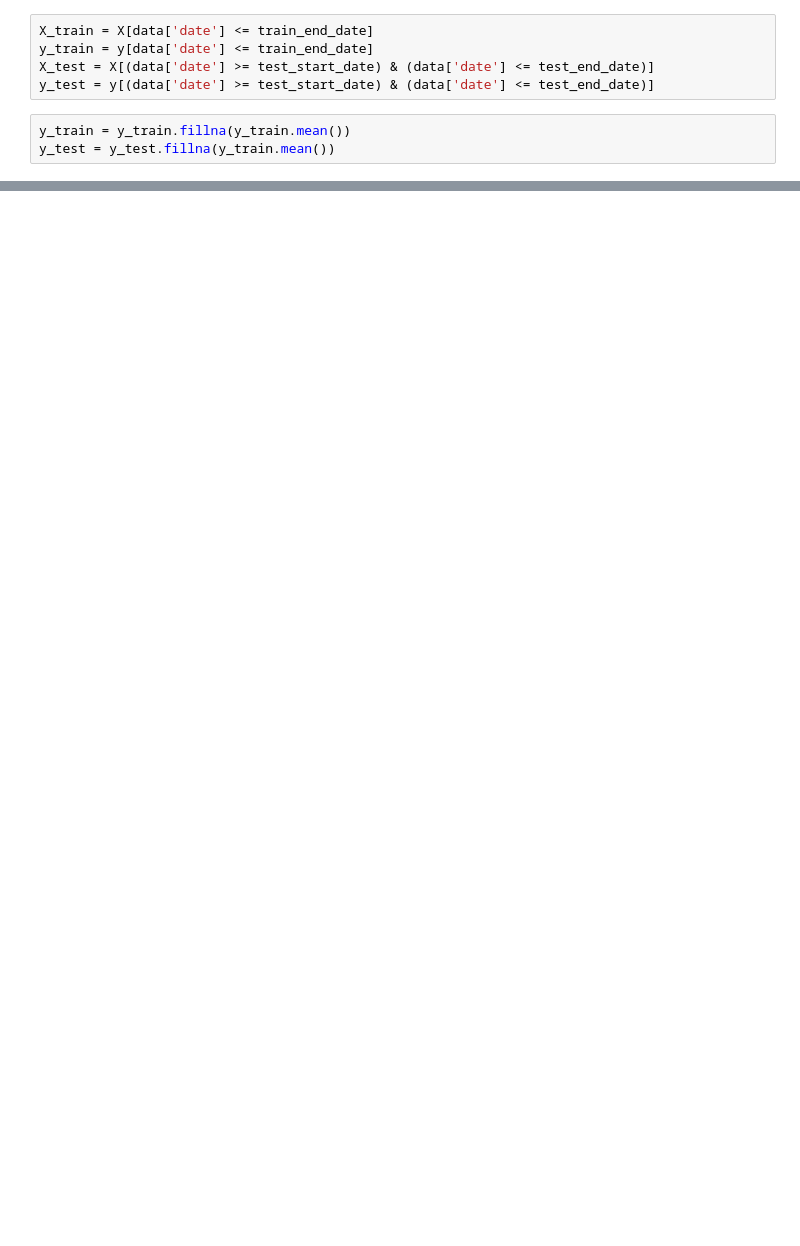
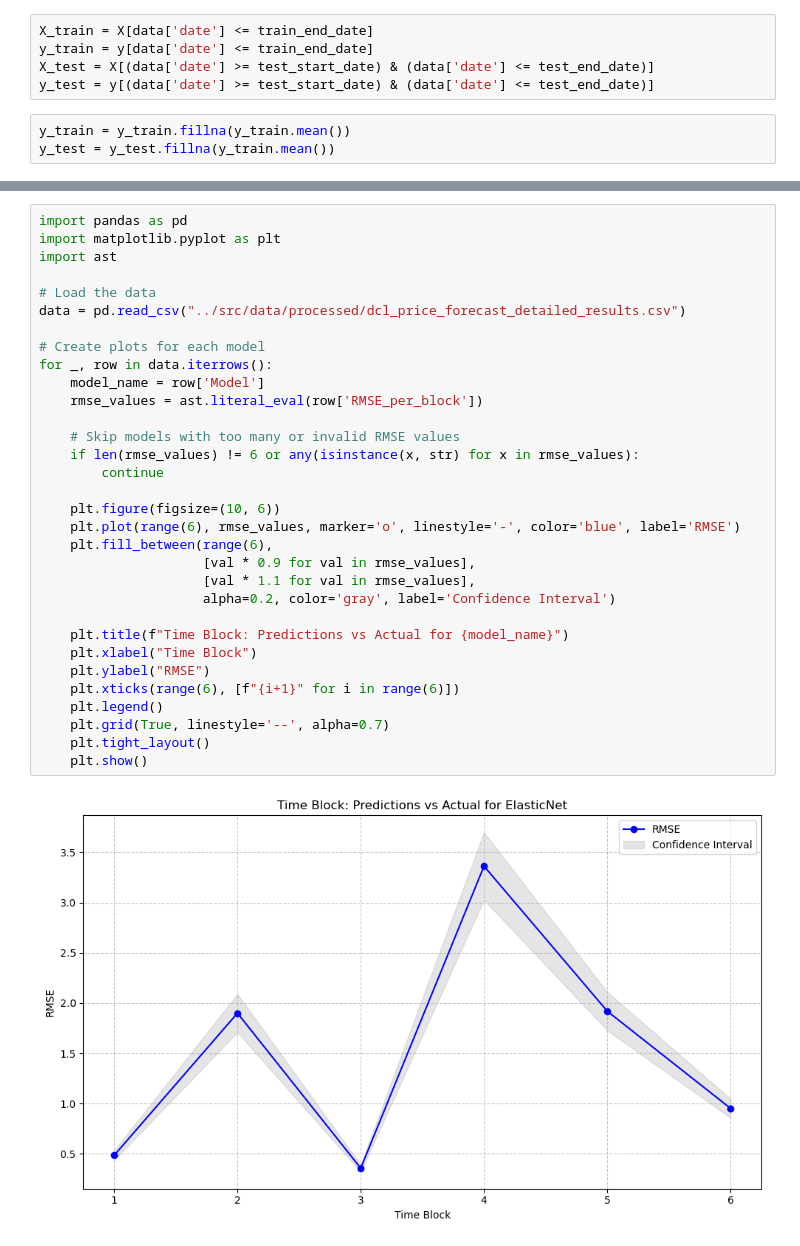
Before and after one commit to apostoloska21/reference_day, a Jupyter notebook: task2_week2/notebooks/forecasting_dcl.ipynb, the cells around one changed output, grey strips where cells are left out. Cells and saved outputs as stored; diff of their text form; blank space fills up the shorter version.

```diff
--- a/task2_week2/notebooks/forecasting_dcl.ipynb
+++ b/task2_week2/notebooks/forecasting_dcl.ipynb
@@ -648,0 +675,34 @@ Prediction intervals saved!
+# %%
+import pandas as pd
+import matplotlib.pyplot as plt
+import ast
+
+# Load the data
+data = pd.read_csv("../src/data/processed/dcl_price_forecast_detailed_results.csv")
+
+# Create plots for each model
+for _, row in data.iterrows():
+    model_name = row['Model']
+    rmse_values = ast.literal_eval(row['RMSE_per_block'])
+
+    # Skip models with too many or invalid RMSE values
+    if len(rmse_values) != 6 or any(isinstance(x, str) for x in rmse_values):
+        continue
+
+    plt.figure(figsize=(10, 6))
+    plt.plot(range(6), rmse_values, marker='o', linestyle='-', color='blue', label='RMSE')
+    plt.fill_between(range(6),
+                     [val * 0.9 for val in rmse_values],
+                     [val * 1.1 for val in rmse_values],
+                     alpha=0.2, color='gray', label='Confidence Interval')
+
+    plt.title(f"Time Block: Predictions vs Actual for {model_name}")
+    plt.xlabel("Time Block")
+    plt.ylabel("RMSE")
+    plt.xticks(range(6), [f"{i+1}" for i in range(6)])
+    plt.legend()
+    plt.grid(True, linestyle='--', alpha=0.7)
+    plt.tight_layout()
+    plt.show()
+# %% [output]
+[figure, added]
```
Also changed, not shown: parts of 75 cells of this notebook, 5 other files.
